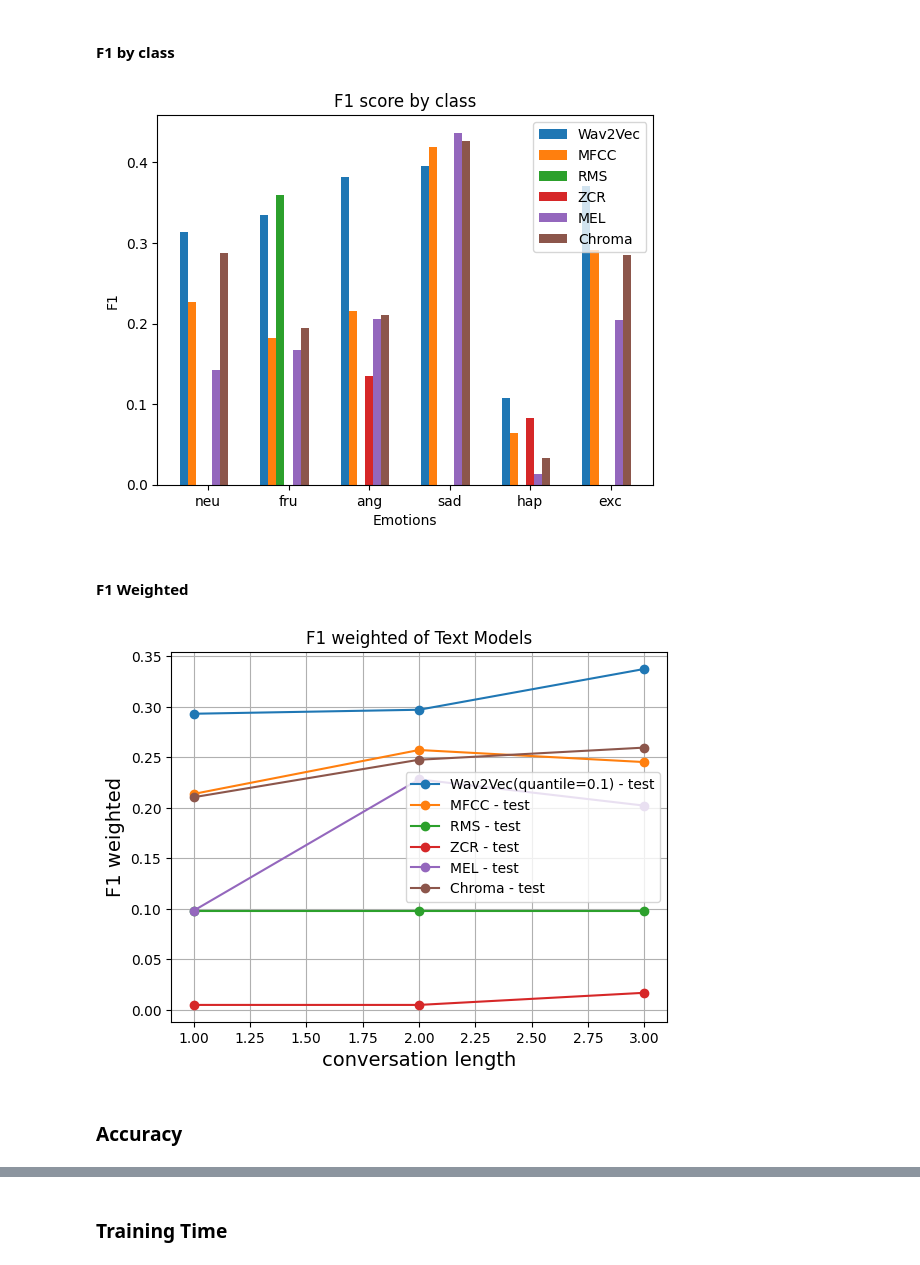
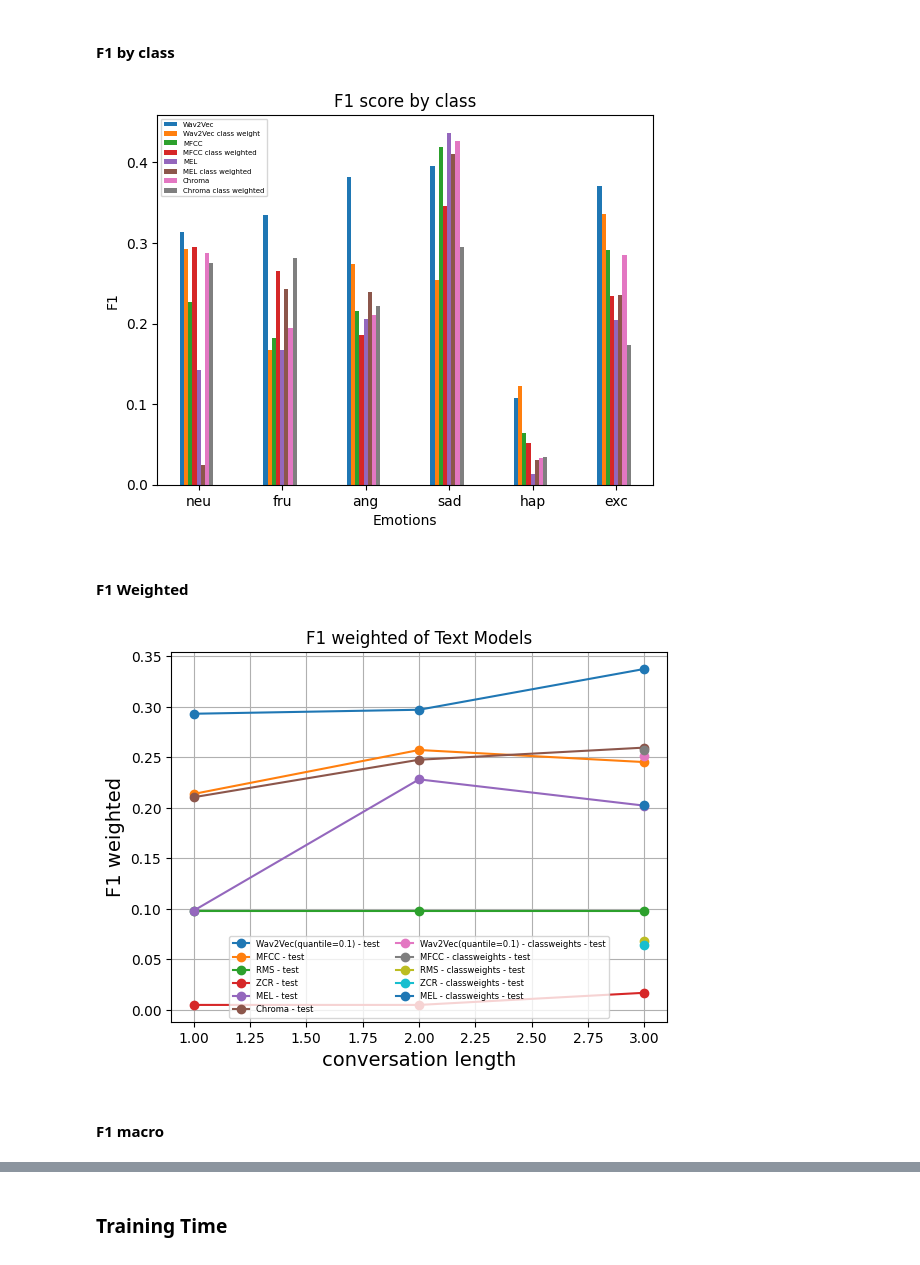
Before and after one commit to eskinderit/A-comparison-of-small-and-large-uni-multi-modal-language-models-for-sentiment-analysis-, a Jupyter notebook: Result Visualization.ipynb, the cells around one changed output, grey strips where cells are left out. Cells and saved outputs as stored; diff of their text form; code cells hidden in the pictures.

```diff
--- a/Result Visualization.ipynb
+++ b/Result Visualization.ipynb
@@ -160,9 +206,7 @@ plt.show()
 # %% [markdown]
 #### F1 by class
 # %%
-## barplot con f1 per classe
-## f1 values by class
-# are these the ones we are considering?
+# results with class weights
 wav2vec_results = [Results(train_log_url = f'./results/audio/Wav2Vec/quantile_0.1/log_conv{i}_AudioTransformer_s42.txt',
     eval_log_url=f'./results/audio/Wav2Vec/quantile_0.1/log_conv{i}_AudioTransformer_s42_results.txt') for i in range(1,4)]
 
@@ -175,45 +219,72 @@ rms_results = [Results(train_log_url = f'./results/audio/LiteModel/rms/log/log_c
 zcr_results = [Results(train_log_url = f'./results/audio/LiteModel/zcr/log/log_conv{i}_SimpleAudioModel_zcr_s42.txt',
     eval_log_url=f'./results/audio/LiteModel/zcr/log/log_conv{i}_SimpleAudioModel_zcr_s42_results.txt') for i in range(1,6)]
 
 mel_results = [Results(train_log_url = f'./results/audio/LiteModel/mel/log/log_conv{i}_SimpleAudioModel_mel_s42.txt',
     eval_log_url=f'./results/audio/LiteModel/mel/log/log_conv{i}_SimpleAudioModel_mel_s42_results.txt') for i in range(1,6)]
 
 chroma_results = [Results(train_log_url = f'./results/audio/LiteModel/chroma/log/log_conv{i}_SimpleAudioModel_chroma_s42.txt',
     eval_log_url=f'./results/audio/LiteModel/chroma/log/log_conv{i}_SimpleAudioModel_chroma_s42_results.txt') for i in range(1,6)]
 
+# results with class weights and conv_length=3
+wav2vec_results_weighted = Results(train_log_url = f'./results/audio/Wav2Vec/quantile_0.1/classweight/log_conv3_AudioTransformer_cw_s42.txt',
+    eval_log_url=f'./results/audio/Wav2Vec/quantile_0.1/classweight/log_conv3_AudioTransformer_cw_s42_results.txt')
+
+mfcc_results_weighted = Results(train_log_url = f'./results/audio/LiteModel/mfcc/log/classweight/log_conv3_SimpleAudioModel_mfcc_cw_s42.txt',
+    eval_log_url=f'./results/audio/LiteModel/mfcc/log/classweight/log_conv3_SimpleAudioModel_mfcc_cw_s42_results.txt')
+
+rms_results_weighted = Results(train_log_url = f'./results/audio/LiteModel/rms/log/classweight/log_conv3_SimpleAudioModel_rms_cw_s42.txt',
+    eval_log_url=f'./results/audio/LiteModel/rms/log/classweight/log_conv3_SimpleAudioModel_rms_cw_s42_results.txt')
+
+zcr_results_weighted = Results(train_log_url = f'./results/audio/LiteModel/zcr/log/classweight/log_conv3_SimpleAudioModel_zcr_cw_s42.txt',
+    eval_log_url=f'./results/audio/LiteModel/zcr/log/classweight/log_conv3_SimpleAudioModel_zcr_cw_s42_results.txt')
+
+mel_results_weighted = Results(train_log_url = f'./results/audio/LiteModel/mel/log/classweight/log_conv3_SimpleAudioModel_mel_cw_s42.txt',
+    eval_log_url=f'./results/audio/LiteModel/mel/log/classweight/log_conv3_SimpleAudioModel_mel_cw_s42_results.txt')
+
+chroma_results_weighted = Results(train_log_url = f'./results/audio/LiteModel/chroma/log/classweight/log_conv3_SimpleAudioModel_chroma_cw_s42.txt',
+    eval_log_url=f'./results/audio/LiteModel/chroma/log/classweight/log_conv3_SimpleAudioModel_chroma_cw_s42_results.txt')
 
 
 label2id = ['neu', 'fru', 'ang', 'sad', 'hap', 'exc']
 
 wav2vec_f1_byclass = wav2vec_results[2].test_f1_all[:6]
 mfcc_f1_byclass = mfcc_results[2].test_f1_all[:6]
 rms_f1_byclass = rms_results[2].test_f1_all[:6]
 zcr_f1_byclass = zcr_results[2].test_f1_all[:6]
 mel_f1_byclass = mel_results[2].test_f1_all[:6]
 chroma_f1_byclass = chroma_results[2].test_f1_all[:6]
-#print(wav2vec_f1_byclass)
-#print(mfcc_f1_byclass)
-#print(rms_f1_byclass)
-#print(zcr_f1_byclass)
+
+# class weighted model results
+
+wav2vec_f1_byclass_weighted = wav2vec_results_weighted.test_f1_all[:6]
+mfcc_f1_byclass_weighted = mfcc_results_weighted.test_f1_all[:6]
+rms_f1_byclass_weighted = rms_results_weighted.test_f1_all[:6]
+zcr_f1_byclass_weighted = zcr_results_weighted.test_f1_all[:6]
+mel_f1_byclass_weighted = mel_results_weighted.test_f1_all[:6]
+chroma_f1_byclass_weighted = chroma_results_weighted.test_f1_all[:6]
 
 
 X_axis = np.arange(len(label2id))
 
-plt.bar(X_axis - 0.3, wav2vec_f1_byclass, 0.1, label = 'Wav2Vec')
-plt.bar(X_axis - 0.2, mfcc_f1_byclass, 0.1, label = 'MFCC')
-plt.bar(X_axis - 0.1, rms_f1_byclass, 0.1, label = 'RMS')
-plt.bar(X_axis - 0.0, zcr_f1_byclass, 0.1, label = 'ZCR')
-plt.bar(X_axis + 0.1, mel_f1_byclass, 0.1, label = 'MEL')
-plt.bar(X_axis + 0.2, chroma_f1_byclass, 0.1, label = 'Chroma')
+plt.bar(X_axis - 0.20, wav2vec_f1_byclass, 0.05, label = 'Wav2Vec')
+plt.bar(X_axis - 0.15, wav2vec_f1_byclass_weighted, 0.05, label = 'Wav2Vec class weight')
+plt.bar(X_axis - 0.10, mfcc_f1_byclass, 0.05, label = 'MFCC')
+plt.bar(X_axis - 0.05, mfcc_f1_byclass_weighted, 0.05, label = 'MFCC class weighted')
+plt.bar(X_axis, mel_f1_byclass, 0.05, label = 'MEL')
+plt.bar(X_axis + 0.05, mel_f1_byclass_weighted, 0.05, label = 'MEL class weighted')
+plt.bar(X_axis + 0.10, chroma_f1_byclass, 0.05, label = 'Chroma')
+plt.bar(X_axis + 0.15, chroma_f1_byclass_weighted, 0.05, label = 'Chroma class weighted')
+
+
 
 plt.xticks(X_axis, label2id)
 plt.xlabel("Emotions")
 plt.ylabel("F1")
 plt.title("F1 score by class")
-plt.legend()
+plt.legend(fontsize=5)
 plt.show()
 # %% [output]
-[figure, old version]
+[figure, new version]
 # %% [markdown]
 #### F1 Weighted
 # %%
@@ -224,7 +295,13 @@ rms_f1_weighted_test = [i.test_f1_weighted for i in rms_results][:3]
 zcr_f1_weighted_test = [i.test_f1_weighted for i in zcr_results][:3]
 mel_f1_weighted_test = [i.test_f1_weighted for i in mel_results][:3]
 chroma_f1_weighted_test = [i.test_f1_weighted for i in chroma_results][:3]
-
+# class weight results f1-weighted
+wav2vec_f1_weighted_test_classweight = wav2vec_results_weighted.test_f1_weighted
+mfcc_f1_weighted_test_classweight = mfcc_results_weighted.test_f1_weighted
+rms_f1_weighted_test_classweight = rms_results_weighted.test_f1_weighted
+zcr_f1_weighted_test_classweight = zcr_results_weighted.test_f1_weighted
+mel_f1_weighted_test_classweight = mel_results_weighted.test_f1_weighted
+chroma_f1_weighted_test_classweight = chroma_results_weighted.test_f1_weighted
 
 ## F1 weighted depending on conversation length
 plt.plot(wav2vec_convlen, wav2vec_f1_weighted_test, marker='o', label='Wav2Vec(quantile=0.1) - test')
@@ -233,15 +310,21 @@ plt.plot(wav2vec_convlen, rms_f1_weighted_test, marker='o', label='RMS - test')
 plt.plot(wav2vec_convlen, zcr_f1_weighted_test, marker='o', label='ZCR - test')
 plt.plot(wav2vec_convlen, mel_f1_weighted_test, marker='o', label='MEL - test')
 plt.plot(wav2vec_convlen, chroma_f1_weighted_test, marker='o', label='Chroma - test')
-
+# adding experiments with class weighting, conv_len=3
+plt.plot()
+plt.plot([3], wav2vec_f1_weighted_test_classweight, marker='o', label='Wav2Vec(quantile=0.1) - classweights - test')
+plt.plot([3], mfcc_f1_weighted_test_classweight, marker='o', label='MFCC - classweights - test')
+plt.plot([3], rms_f1_weighted_test_classweight, marker='o', label='RMS - classweights - test')
+plt.plot([3], zcr_f1_weighted_test_classweight, marker='o', label='ZCR - classweights - test')
+plt.plot([3], mel_f1_weighted_test_classweight, marker='o', label='MEL - classweights - test')
 
 plt.ylabel('F1 weighted', fontsize=14)
 plt.xlabel('conversation length', fontsize=14)
 plt.title('F1 weighted of Text Models')
 plt.grid()
-plt.legend()
+plt.legend(fontsize=6,ncols=2, loc='lower center')
 plt.show()
 # %% [output]
-[figure, old version]
+[figure, new version]
-# %% [markdown]
-### Accuracy
+# %% [markdown]
+#### F1 macro
```
Also changed, not shown: parts of 15 cells of this notebook.
